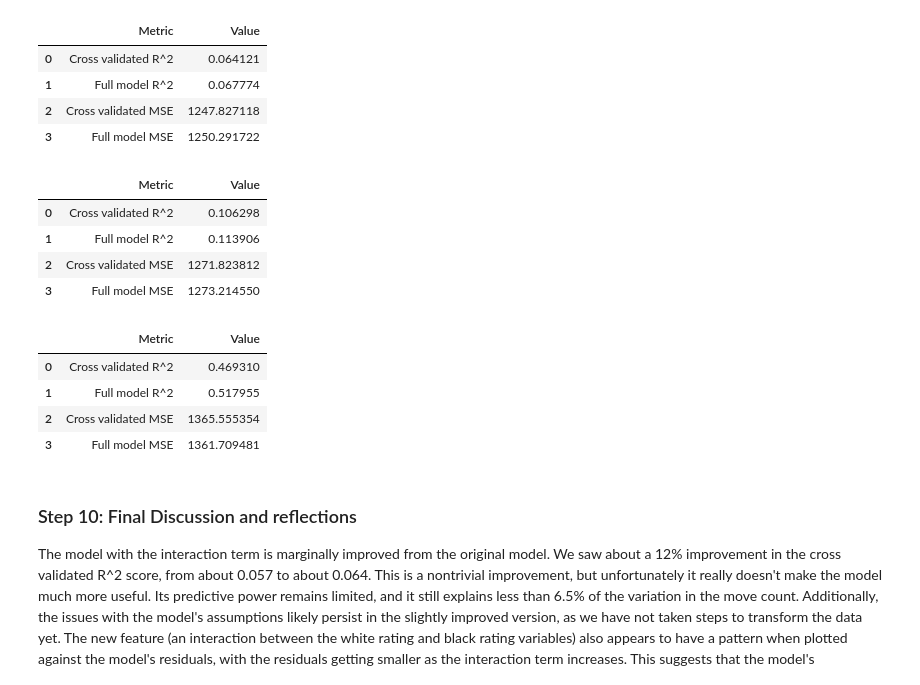
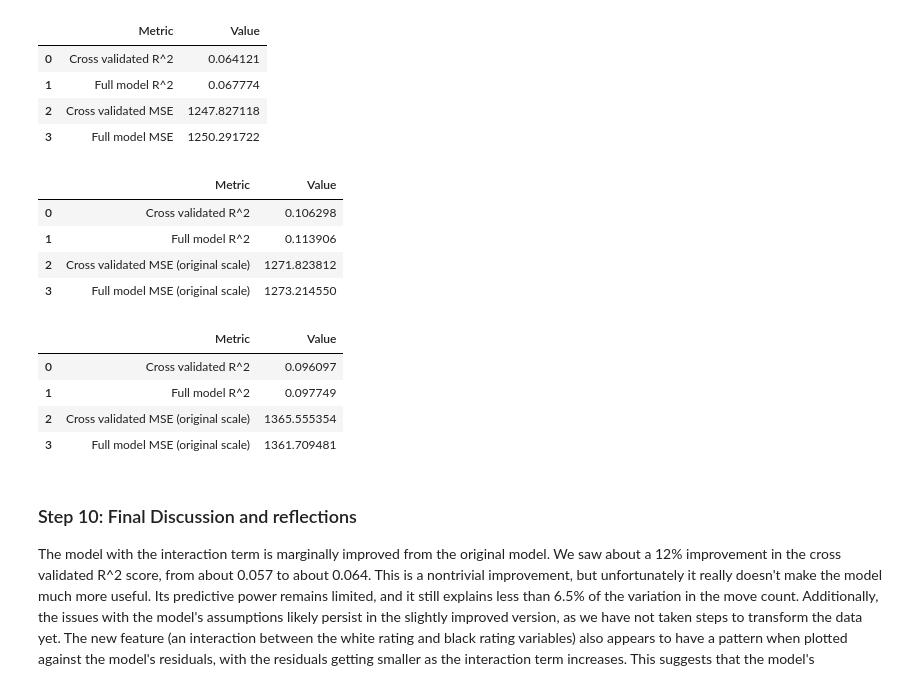
Before and after one commit to a-fielding81/ChessAnalysis, a Jupyter notebook: Phase3/phase3_andrew-Copy1.ipynb, the cells around one changed output. Cells and saved outputs as stored; diff of their text form; code cells hidden in the pictures.

```diff
--- a/Phase3/phase3_andrew-Copy1.ipynb
+++ b/Phase3/phase3_andrew-Copy1.ipynb
@@ -856,6 +856,7 @@ y_log = np.log(y_new)
 full_log_ = full_linreg(X_new, y_log)
 
 # store key model outputs
+full_log_r2_ = full_log_[1]
 full_log_resids_ = full_log_[2]
 full_log_coeffs = full_log_[3]
 full_log_ypred = full_log_[4]
@@ -870,7 +871,7 @@ log_cross_val = cross_validation(X_new, y_log, 0.75, 4)
 # store key output
 log_cv_r2 = log_cross_val[0]['r2']
 
-# back transform (equalize scale of) cv model ypreds and y_test (used as y for cv model) by squaring them
+# back transform cv model ypreds and y_test (used as y for cv model), calculate mse
 cv_exp = np.exp(log_cross_val[0]['ypreds'])
 cv_test_exp = np.exp(log_cross_val[2])
 log_cv_o_scale = np.mean((cv_test_exp-cv_exp)**2)
@@ -956,8 +957,8 @@ result_frame
 | 2 | Cross validated MSE | 1247.827118 |
 | 3 | Full model MSE | 1250.291722 |
 # %%
-sqrt_results = {'Metric': ['Cross validated R^2', 'Full model R^2', 'Cross validated MSE',
-                           'Full model MSE'], 'Value': [cv_sqrt_r2, full_sqrt_r2, cv_o_scale_sqrt, sqrt_mse_original_scale]}
+sqrt_results = {'Metric': ['Cross validated R^2', 'Full model R^2', 'Cross validated MSE (original scale)',
+                           'Full model MSE (original scale)'], 'Value': [cv_sqrt_r2, full_sqrt_r2, cv_o_scale_sqrt, sqrt_mse_original_scale]}
 
 sqrt_frame = pd.DataFrame(sqrt_results)
 
@@ -966,21 +967,21 @@ sqrt_frame
 |  | Metric | Value |
 | 0 | Cross validated R^2 | 0.106298 |
 | 1 | Full model R^2 | 0.113906 |
-| 2 | Cross validated MSE | 1271.823812 |
-| 3 | Full model MSE | 1273.214550 |
+| 2 | Cross validated MSE (original scale) | 1271.823812 |
+| 3 | Full model MSE (original scale) | 1273.214550 |
 # %%
-log_results = {'Metric': ['Cross validated R^2', 'Full model R^2', 'Cross validated MSE',
-                           'Full model MSE'], 'Value': [log_r2, full_log_r2, log_cv_o_scale, log_full_o_scale]}
+log_results = {'Metric': ['Cross validated R^2', 'Full model R^2', 'Cross validated MSE (original scale)',
+                           'Full model MSE (original scale)'], 'Value': [log_cv_r2, full_log_r2_, log_cv_o_scale, log_full_o_scale]}
 
 log_frame = pd.DataFrame(log_results)
 
 log_frame
 # %% [output]
 |  | Metric | Value |
-| 0 | Cross validated R^2 | 0.469310 |
-| 1 | Full model R^2 | 0.517955 |
-| 2 | Cross validated MSE | 1365.555354 |
-| 3 | Full model MSE | 1361.709481 |
+| 0 | Cross validated R^2 | 0.096097 |
+| 1 | Full model R^2 | 0.097749 |
+| 2 | Cross validated MSE (original scale) | 1365.555354 |
+| 3 | Full model MSE (original scale) | 1361.709481 |
 # %% [markdown]
 ### Step 10: Final Discussion and reflections ###
 The model with the interaction term is marginally improved from the original model. We saw about a 12% improvement in the cross validated R^2 score, from about 0.057 to about 0.064. This is a nontrivial improvement, but unfortunately it really doesn't make the model much more useful. Its predictive power remains limited, and it still explains less than 6.5% of the variation in the move count. Additionally, the issues with the model's assumptions likely persist in the slightly improved version, as we have not taken steps to transform the data yet. The new feature (an interaction between the white rating and black rating variables) also appears to have a pattern when plotted against the model's residuals, with the residuals getting smaller as the interaction term increases. This suggests that the model's assumptions are still in doubt and require some work to fix. It is also possible that this model is simply ill-equipped to predict the move count. We will explore this further in the final report.
```
